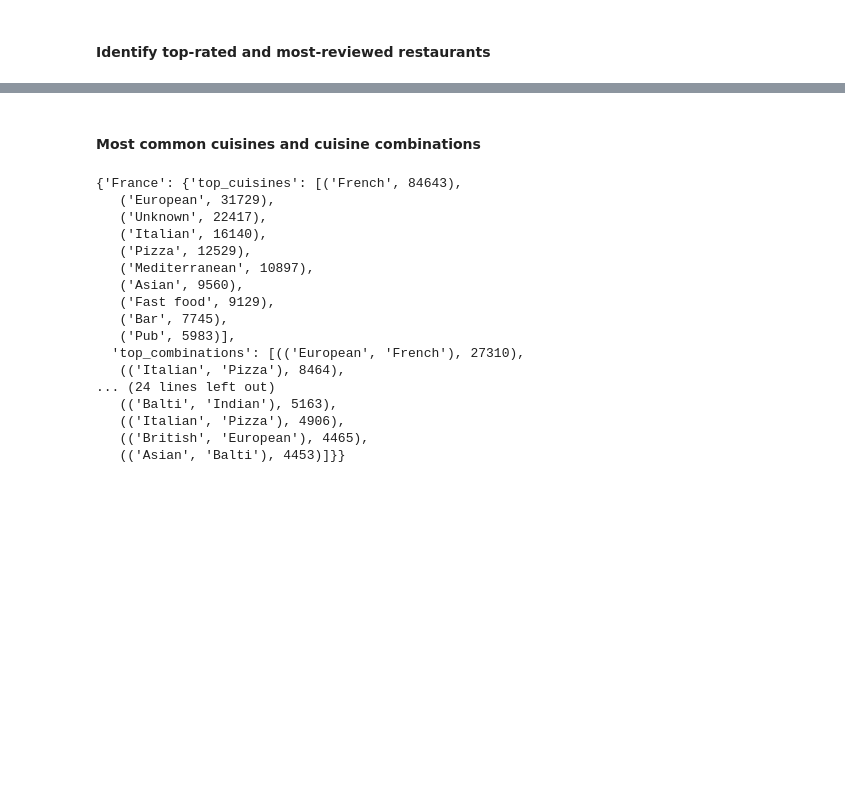
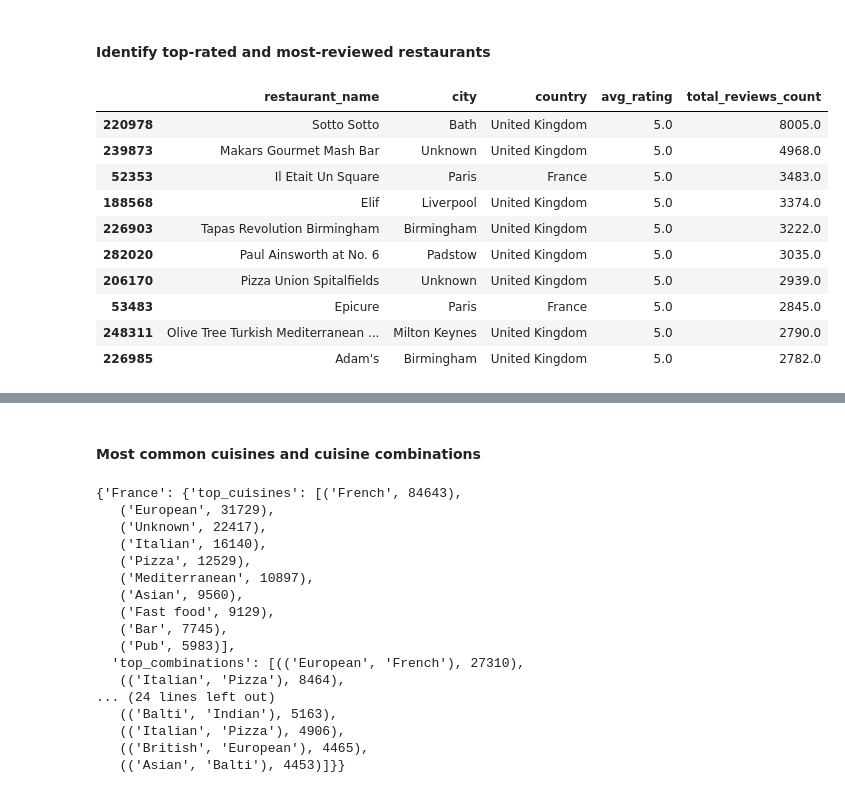
Before and after one commit to CharulMathur4592/tripadvisor_restaurants_analysis, a Jupyter notebook: notebooks/tripadvisor_european_restaurants.ipynb, the cells around one changed output, grey strips where cells are left out. Drawn from its saved outputs; the diff is of its cells as text; code cells hidden in the pictures; blank space fills up the shorter version.

```diff
--- a/notebooks/tripadvisor_european_restaurants.ipynb
+++ b/notebooks/tripadvisor_european_restaurants.ipynb
@@ -365,19 +298,31 @@ This should be cleaned or excluded for precise city-level analysis.
 # %%
 # Ensure numeric types
 filtered_df["avg_rating"] = pd.to_numeric(filtered_df["avg_rating"], errors="coerce")
 filtered_df["total_reviews_count"] = pd.to_numeric(filtered_df["total_reviews_count"], errors="coerce")
 
 # Drop rows with missing essentials
 filtered_df = filtered_df.dropna(subset=["avg_rating", "total_reviews_count", "restaurant_name", "city", "country"])
 
 # Top-rated restaurants (minimum 100 reviews)
 top_rated = (
-    filtered_df[filtered_df["total_reviews_count"] >= 100]
+    filtered_df[filtered_df["total_reviews_count"] >= 50]
     .sort_values(["avg_rating", "total_reviews_count"], ascending=[False, False])
     .head(10)
 )
 
 top_rated[["restaurant_name", "city", "country", "avg_rating", "total_reviews_count"]]
+# %% [output]
+|  | restaurant_name | city | country | avg_rating | total_reviews_count |
+| 220978 | Sotto Sotto | Bath | United Kingdom | 5.0 | 8005.0 |
+| 239873 | Makars Gourmet Mash Bar | Unknown | United Kingdom | 5.0 | 4968.0 |
+| 52353 | Il Etait Un Square | Paris | France | 5.0 | 3483.0 |
+| 188568 | Elif | Liverpool | United Kingdom | 5.0 | 3374.0 |
+| 226903 | Tapas Revolution Birmingham | Birmingham | United Kingdom | 5.0 | 3222.0 |
+| 282020 | Paul Ainsworth at No. 6 | Padstow | United Kingdom | 5.0 | 3035.0 |
+| 206170 | Pizza Union Spitalfields | Unknown | United Kingdom | 5.0 | 2939.0 |
+| 53483 | Epicure | Paris | France | 5.0 | 2845.0 |
+| 248311 | Olive Tree Turkish Mediterranean ... | Milton Keynes | United Kingdom | 5.0 | 2790.0 |
+| 226985 | Adam's | Birmingham | United Kingdom | 5.0 | 2782.0 |
 # %%
 plt.figure()
 plt.barh(top_rated["restaurant_name"], top_rated["avg_rating"], color = ["#4d372f", "#c18d6e"])
```
Also changed, not shown: parts of 36 cells of this notebook, 1 other file.
